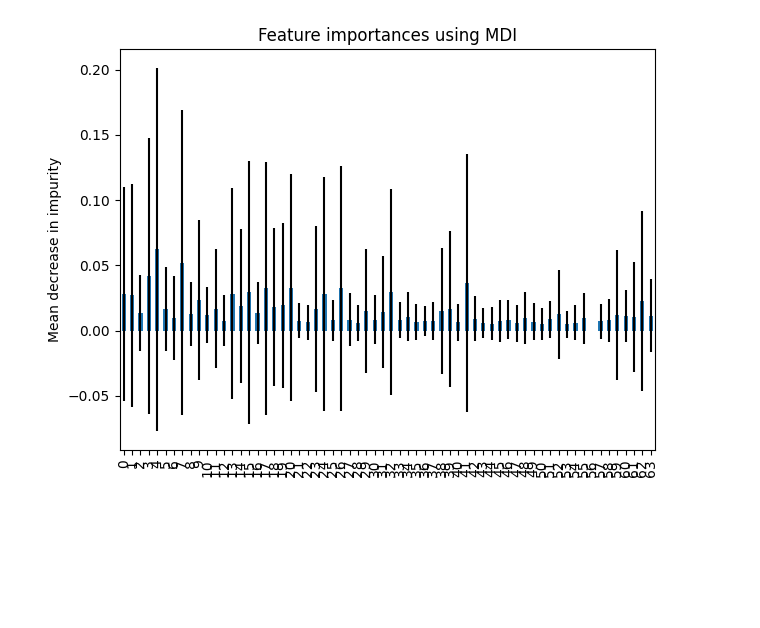
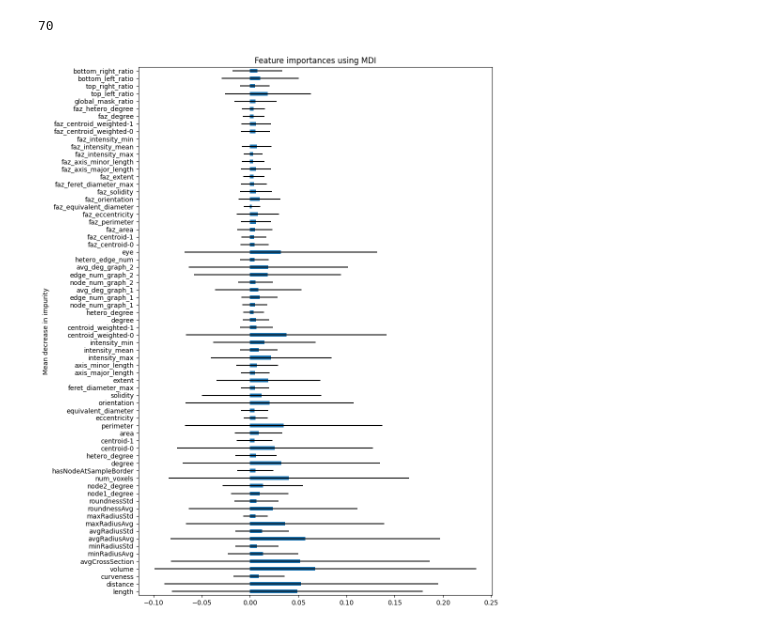
Before and after one commit to luxtu/graphs_in_ophthalmology, a Jupyter notebook: notebooks/ml_baseline.ipynb, the cells around one changed output. Saved outputs shown, nothing was run; the diff lists cells and outputs as text; code cells hidden in the pictures; blank space fills up the shorter version.

Commit message:
fix roc, proper feature importance vis

```diff
--- a/notebooks/ml_baseline.ipynb
+++ b/notebooks/ml_baseline.ipynb
@@ -164,15 +224,56 @@ evaluation.embedding_plot(y_prob_train, y_prob_test, y_train, y_test, ["Healthy/
+# %%
+graph_1_features = ["length", "distance",	"curveness",	"volume",	"avgCrossSection",	"minRadiusAvg",	"minRadiusStd",	"avgRadiusAvg",	"avgRadiusStd",	"maxRadiusAvg",	"maxRadiusStd",	"roundnessAvg",	"roundnessStd",	"node1_degree",	"node2_degree",	"num_voxels",	"hasNodeAtSampleBorder", "degree", "hetero_degree"]
+graph_2_featues = ['centroid-0', "centroid-1",
+                                                 'area',
+                                                 'perimeter',
+                                                 'eccentricity',
+                                                 'equivalent_diameter',
+                                                 'orientation',
+                                                 'solidity',
+                                                 'feret_diameter_max',
+                                                 'extent',
+                                                 'axis_major_length',
+                                                 'axis_minor_length',
+                                                 "intensity_max",
+                                                 "intensity_mean",
+                                                 "intensity_min",
+                                                 "centroid_weighted-0",
+                                                 "centroid_weighted-1",
+                                                 "degree",
+                                                 "hetero_degree"]
+
+global_node_features = ["node_num_graph_1", "edge_num_graph_1", "avg_deg_graph_1","node_num_graph_2", "edge_num_graph_2", "avg_deg_graph_2", "hetero_edge_num", "eye"]
+
+
+faz_features = graph_2_featues.copy()
+for feature in faz_features:
+    faz_features[faz_features.index(feature)] = "faz_" + feature
+
+seg_features = ["global_mask_ratio", "top_left_ratio", "top_right_ratio", "bottom_left_ratio", "bottom_right_ratio"]
+
+
+
+feature_names = graph_1_features + graph_2_featues + global_node_features+ faz_features + seg_features
+print(len(feature_names))
+# %% [output]
+70
 # %%
 importances = rf_best.feature_importances_
 std = np.std([tree.feature_importances_ for tree in rf_best.estimators_], axis=0)
 
 forest_importances = pd.Series(importances)
 
-fig, ax = plt.subplots()
-forest_importances.plot.bar(yerr=std, ax=ax)
+fig, ax = plt.subplots(figsize=(10, 12))
+
+forest_importances.plot.barh(xerr=std, ax=ax)
+# add feature names as x-axis labels, avoid overwriting
+ax.set_yticklabels(feature_names) # , rotation=90
 ax.set_title("Feature importances using MDI")
 ax.set_ylabel("Mean decrease in impurity")
 fig.tight_layout()
 
+
+
 # last features are the segmentation features
 # %% [output]
-[figure, old version]
+[figure, new version]
```
Also changed, not shown: parts of 8 cells of this notebook.
